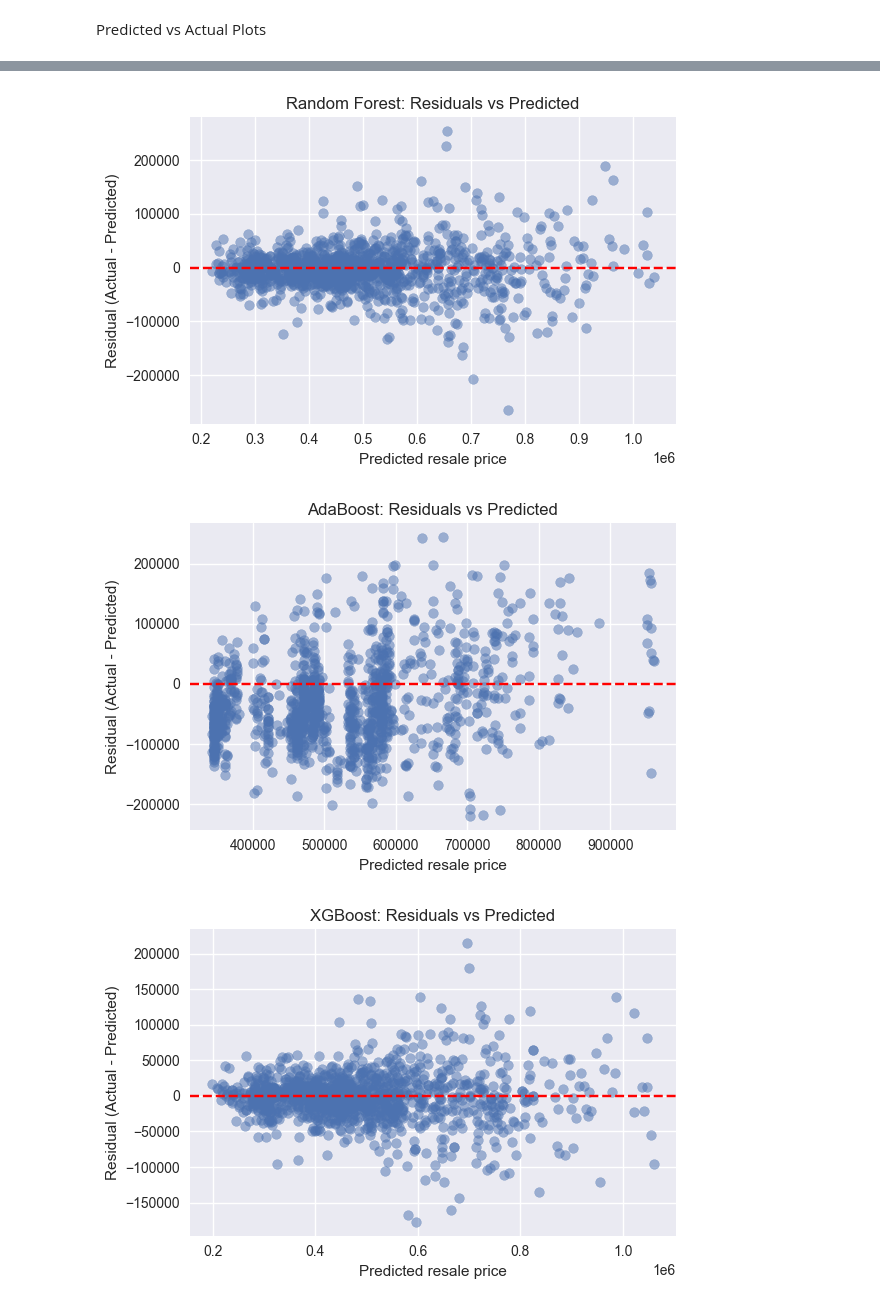
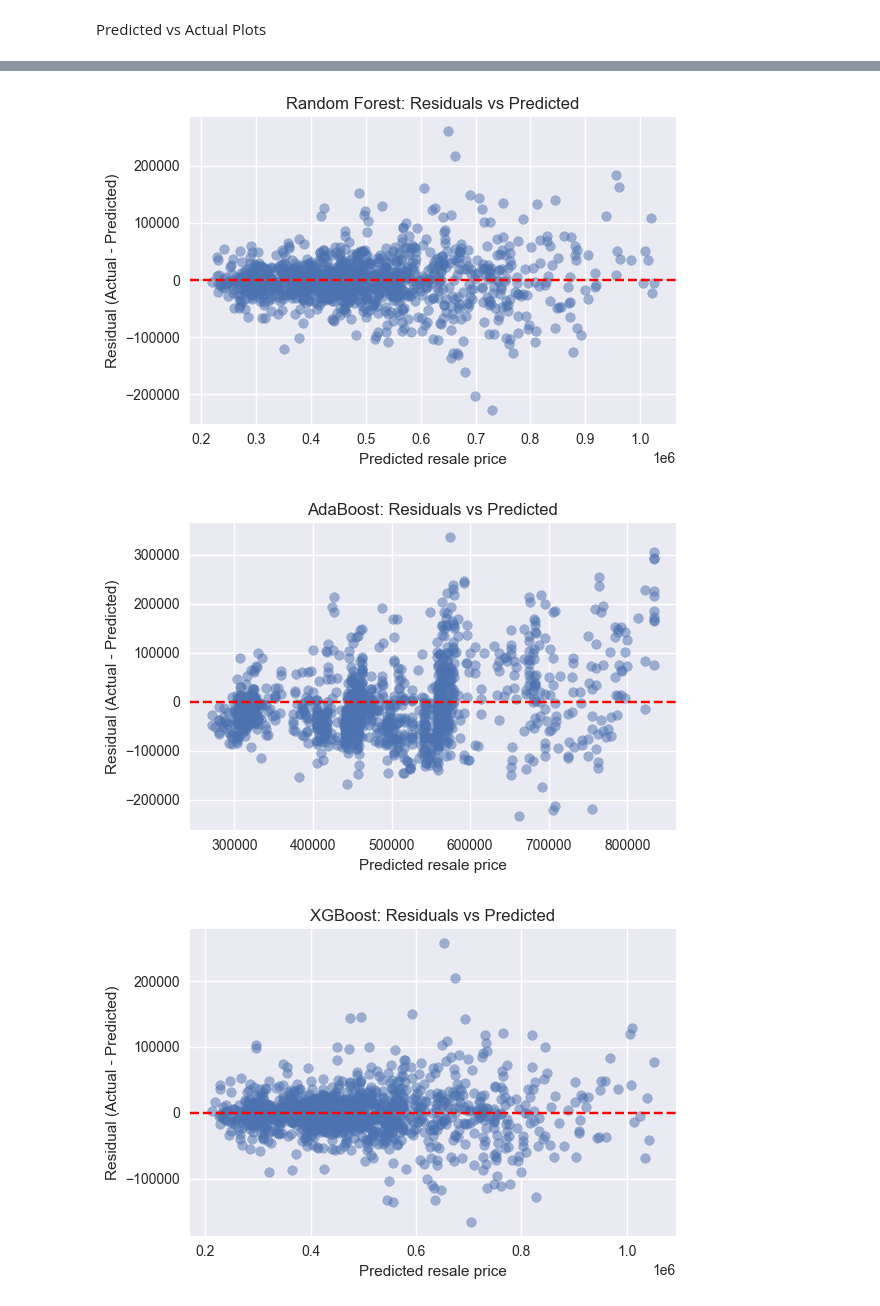
Before and after one commit to loowenwen/ec4305-project, a Jupyter notebook: src/tree_models.ipynb, the cells around one changed output, grey strips where cells are left out. Drawn from its saved outputs; the diff is of its cells as text; code cells hidden in the pictures.

Commit message:
Adding tree based models

```diff
--- a/src/tree_models.ipynb
+++ b/src/tree_models.ipynb
@@ -17,7 +17,9 @@ df = pd.read_excel(file_path)
 
 # Target and features
 target_col = "resale_price"
-y = df[target_col].values
+# use log of resale_price as target
+y_raw = df[target_col].values
+y = np.log(y_raw)
 X = df.drop(columns=[target_col])
 
 feature_names = X.columns.tolist()
@@ -511,14 +503,20 @@ def plot_actual_vs_predicted(y_true, y_pred, title):
     plt.show()
 
 
-y_pred_rf = rf_best.predict(X_test)
-y_pred_ada = ada_best.predict(X_test)
-y_pred_xgb = xgb_best.predict(X_test)
-y_pred_stack = stack_model.predict(X_test)
+y_pred_rf_log = rf_best.predict(X_test)
+y_pred_ada_log = ada_best.predict(X_test)
+y_pred_xgb_log = xgb_best.predict(X_test)
+y_pred_stack_log = stack_model.predict(X_test)
 
+# Convert back to original price scale
+y_test_price = np.exp(y_test)
+y_pred_rf = np.exp(y_pred_rf_log)
+y_pred_ada = np.exp(y_pred_ada_log)
+y_pred_xgb = np.exp(y_pred_xgb_log)
+y_pred_stack = np.exp(y_pred_stack_log)
 
-plot_actual_vs_predicted(y_test, y_pred_rf, 'Random Forest: Actual vs Predicted')
-plot_actual_vs_predicted(y_test, y_pred_ada, 'AdaBoost: Actual vs Predicted')
-plot_actual_vs_predicted(y_test, y_pred_xgb, 'XGBoost: Actual vs Predicted')
-plot_actual_vs_predicted(y_test, y_pred_stack, 'Ensemble (Stacking): Actual vs Predicted')
+plot_actual_vs_predicted(y_test_price, y_pred_rf, 'Random Forest: Actual vs Predicted')
+plot_actual_vs_predicted(y_test_price, y_pred_ada, 'AdaBoost: Actual vs Predicted')
+plot_actual_vs_predicted(y_test_price, y_pred_xgb, 'XGBoost: Actual vs Predicted')
+plot_actual_vs_predicted(y_test_price, y_pred_stack, 'Ensemble (Stacking): Actual vs Predicted')
 # %% [output]
@@ -529,21 +527,21 @@ plot_actual_vs_predicted(y_test, y_pred_stack, 'Ensemble (Stacking): Actual vs P
 # %%
 def plot_residuals(y_true, y_pred, title):
     residuals = y_true - y_pred
     plt.figure(figsize=(6,4))
     plt.scatter(y_pred, residuals, alpha=0.5)
     plt.axhline(0, color="red", linestyle="--")
     plt.xlabel("Predicted resale price")
     plt.ylabel("Residual (Actual - Predicted)")
     plt.title(title)
     plt.tight_layout()
     plt.show()
 
-# Residual plots for test set
-plot_residuals(y_test, y_pred_rf, "Random Forest: Residuals vs Predicted")
-plot_residuals(y_test, y_pred_ada, "AdaBoost: Residuals vs Predicted")
-plot_residuals(y_test, y_pred_xgb, "XGBoost: Residuals vs Predicted")
-plot_residuals(y_test, y_pred_stack, "Ensemble (Stacking): Residuals vs Predicted")
+# Residual plots for test set in original price units
+plot_residuals(y_test_price, y_pred_rf, "Random Forest: Residuals vs Predicted")
+plot_residuals(y_test_price, y_pred_ada, "AdaBoost: Residuals vs Predicted")
+plot_residuals(y_test_price, y_pred_xgb, "XGBoost: Residuals vs Predicted")
+plot_residuals(y_test_price, y_pred_stack, "Ensemble (Stacking): Residuals vs Predicted")
 # %% [output]
-[figure, old version]
+[figure, new version]
-[figure, old version]
+[figure, new version]
-[figure, old version]
+[figure, new version]
```
Also changed, not shown: parts of 13 cells of this notebook.
